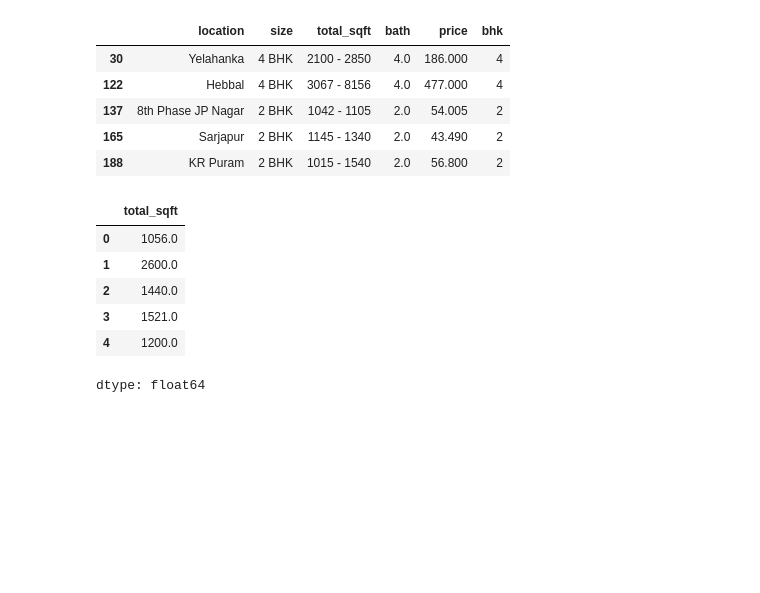
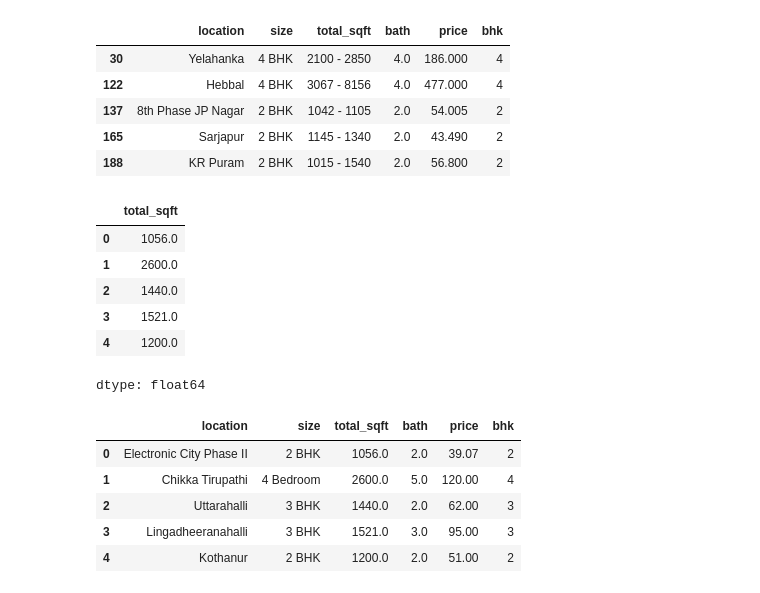
Before and after one commit to hariThorve/RealEstate_Price_prediction_project, a Jupyter notebook: realEstatepricePrediction.ipynb, the cells around one changed output. Drawn from its saved outputs; the diff is of its cells as text; code cells hidden in the pictures; blank space fills up the shorter version.

```diff
--- a/realEstatepricePrediction.ipynb
+++ b/realEstatepricePrediction.ipynb
@@ -153,3 +153,12 @@ df3["total_sqft"].head()
 | 3 | 1521.0 |
 | 4 | 1200.0 |
 dtype: float64
+# %%
+df3.head()
+# %% [output]
+|  | location | size | total_sqft | bath | price | bhk |
+| 0 | Electronic City Phase II | 2 BHK | 1056.0 | 2.0 | 39.07 | 2 |
+| 1 | Chikka Tirupathi | 4 Bedroom | 2600.0 | 5.0 | 120.00 | 4 |
+| 2 | Uttarahalli | 3 BHK | 1440.0 | 2.0 | 62.00 | 3 |
+| 3 | Lingadheeranahalli | 3 BHK | 1521.0 | 3.0 | 95.00 | 3 |
+| 4 | Kothanur | 2 BHK | 1200.0 | 2.0 | 51.00 | 2 |
```
Also changed, not shown: parts of 5 cells of this notebook.
